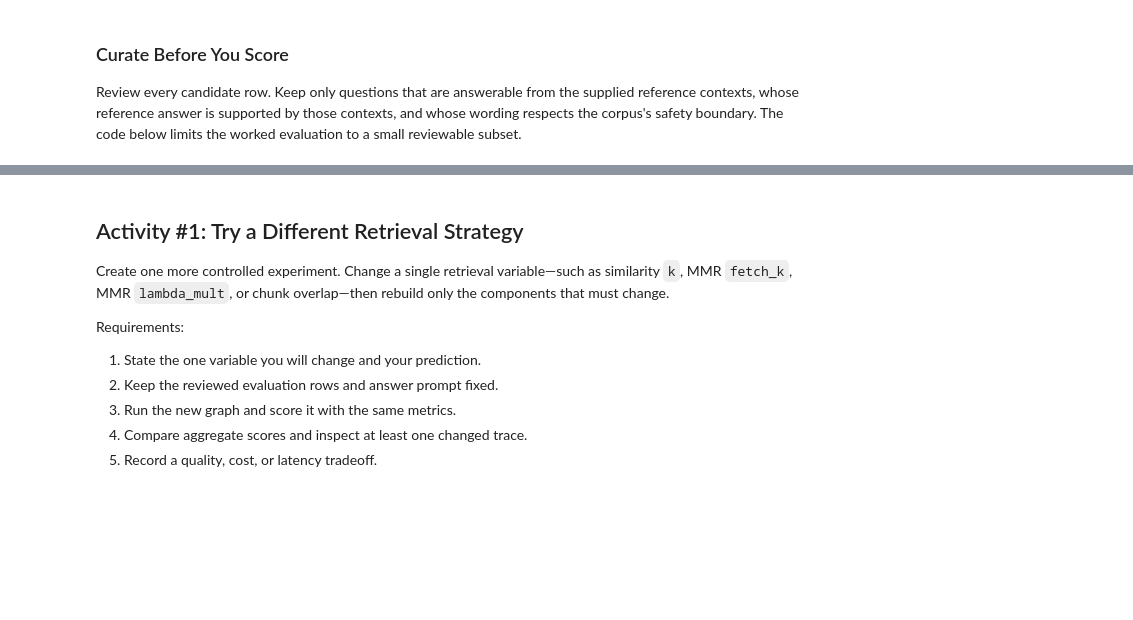
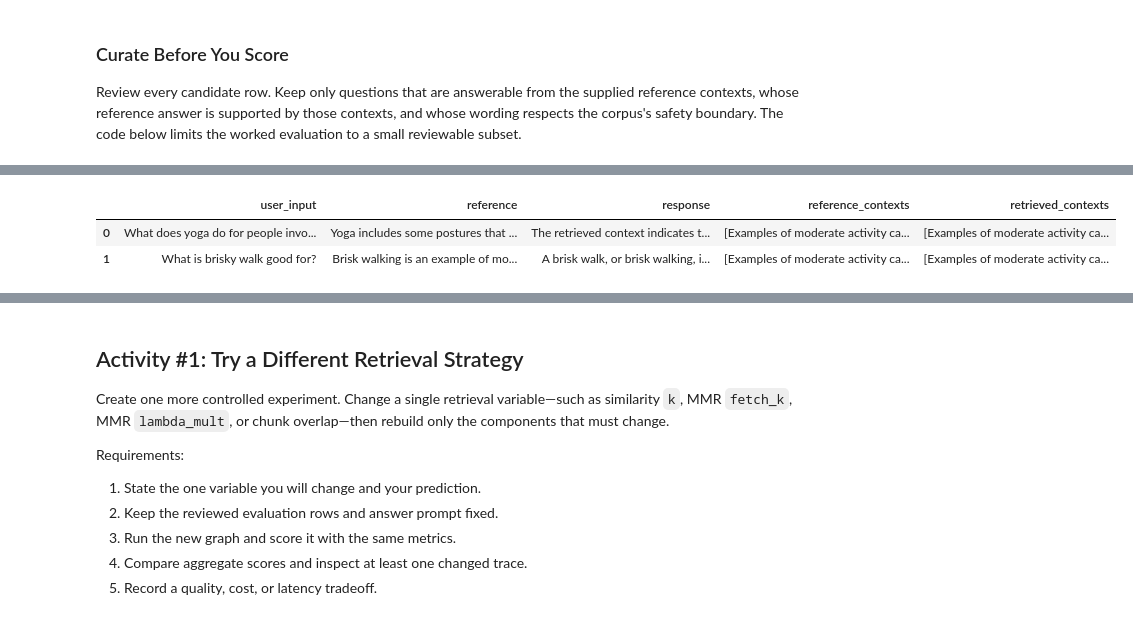
Before and after one commit to lillybak/AIEC.01, a Jupyter notebook: 06_Agentic_RAG_Evaluation/01_Metal_Price_Agent_Evaluation_Ragas_LangGraph.ipynb, the cells around one changed output, grey strips where cells are left out. Saved outputs shown, nothing was run; the diff lists cells and outputs as text; code cells hidden in the pictures; blank space fills up the shorter version.

```diff
--- a/06_Agentic_RAG_Evaluation/01_Metal_Price_Agent_Evaluation_Ragas_LangGraph.ipynb
+++ b/06_Agentic_RAG_Evaluation/01_Metal_Price_Agent_Evaluation_Ragas_LangGraph.ipynb
@@ -508,3 +587,17 @@ pd.DataFrame(baseline_rows)[["user_input", "response", "reference"]]
+# %%
+pd.set_option("display.max_colwidth", None)
+
+pd.DataFrame(baseline_rows)[[
+    "user_input",
+    "reference",
+    "response",
+    "reference_contexts",
+    "retrieved_contexts",
+]]
+# %% [output]
+|  | user_input | reference | response | reference_contexts | retrieved_contexts |
+| 0 | What does yoga do for people invo... | Yoga includes some postures that ... | The retrieved context indicates t... | [Examples of moderate activity ca... | [Examples of moderate activity ca... |
+| 1 | What is brisky walk good for? | Brisk walking is an example of mo... | A brisk walk, or brisk walking, i... | [Examples of moderate activity ca... | [Examples of moderate activity ca... |
 # %%
 async def score_rag_rows(rows: list[dict[str, Any]]) -> pd.DataFrame:
     judge_llm = build_sync_judge_llm()
```
Also changed, not shown: parts of 28 cells of this notebook.
